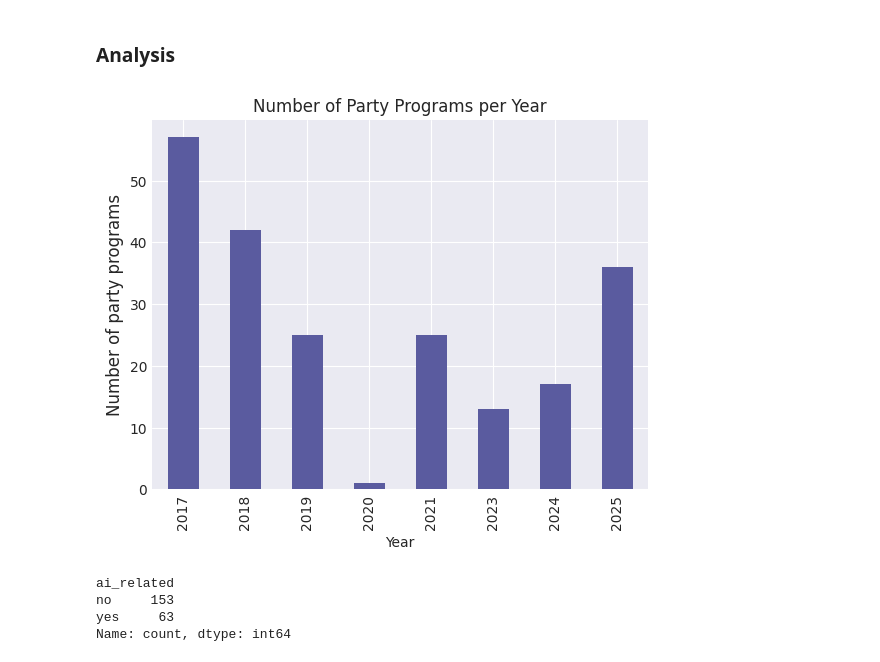
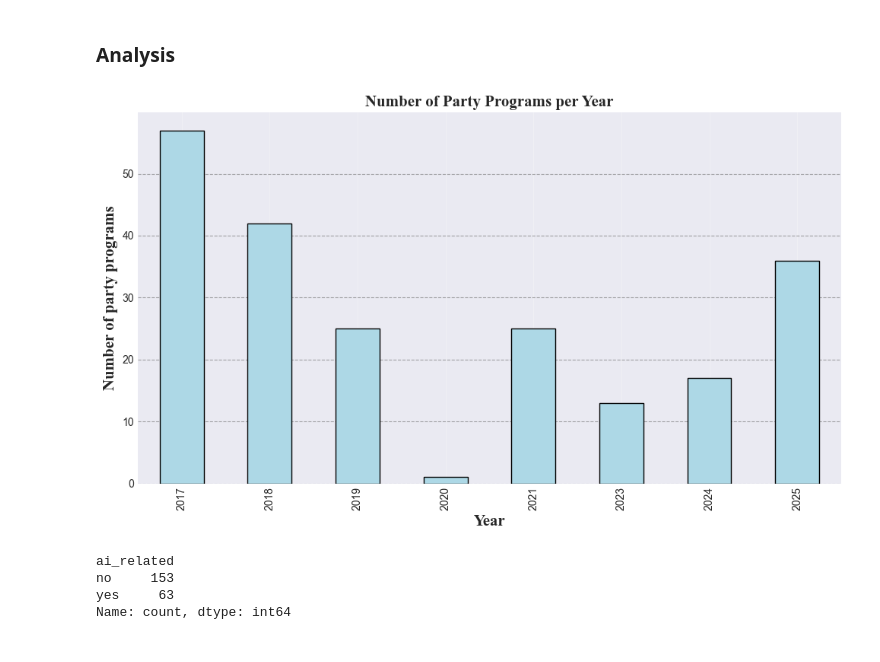
Before and after one commit to jolyeline/HUMAN, a Jupyter notebook: elections/03_party_programs_analysis.ipynb, the cells around one changed output. Cells and saved outputs as stored; diff of their text form; code cells hidden in the pictures.

```diff
--- a/elections/03_party_programs_analysis.ipynb
+++ b/elections/03_party_programs_analysis.ipynb
@@ -23,0 +10,3 @@ df
+# %%
+df = pd.read_csv('elections_data_with_relevant_sections.csv')
+df.head()
@@ -67,5 +67,0 @@ df['body'].iloc[29]
-# %%
-# print the title for specific year
-df[df['year'] == 2027]['body']
-# change it to 2017
-df.loc[df['year'] == 2027, 'year'] = 2023
@@ -72,20 +134,22 @@ df.loc[df['year'] == 2027, 'year'] = 2023
 # %% [markdown]
 ### Analysis
 # %%
-# what years are covered
-df['year'].value_counts().sort_index()
-
-plt.style.use(matplotx.styles.pacoty)
 
 # plot number of programs per year
-import matplotlib.pyplot as plt
-df['year'].value_counts().sort_index().plot(kind='bar')
-plt.xlabel('Year')
-plt.ylabel('Number of party programs', fontsize=12)
-plt.title('Number of Party Programs per Year')
+
+df['year'].value_counts().sort_index().plot(kind='bar', color="lightblue", edgecolor="black")
+plt.xlabel('Year', fontsize=15, fontweight='bold', fontfamily='serif', fontname='Times New Roman')
+plt.ylabel('Number of party programs', fontsize=15, fontweight='bold', fontfamily='serif', fontname='Times New Roman')
+plt.title('Number of Party Programs per Year', fontsize=15, fontweight='bold', fontfamily='serif', fontname='Times New Roman')
+# change fontstyle
+
+
+# show grid
+plt.grid(axis='y', linestyle='--', alpha=0.7, color='gray')
+plt.tight_layout()
 plt.show()
 # %% [output]
-[figure, old version]
+[figure, new version]
 # %%
 # how many rows are ai_related == True
 df['ai_related'].value_counts()
```
Also changed, not shown: parts of 22 cells of this notebook, 7 other files.
